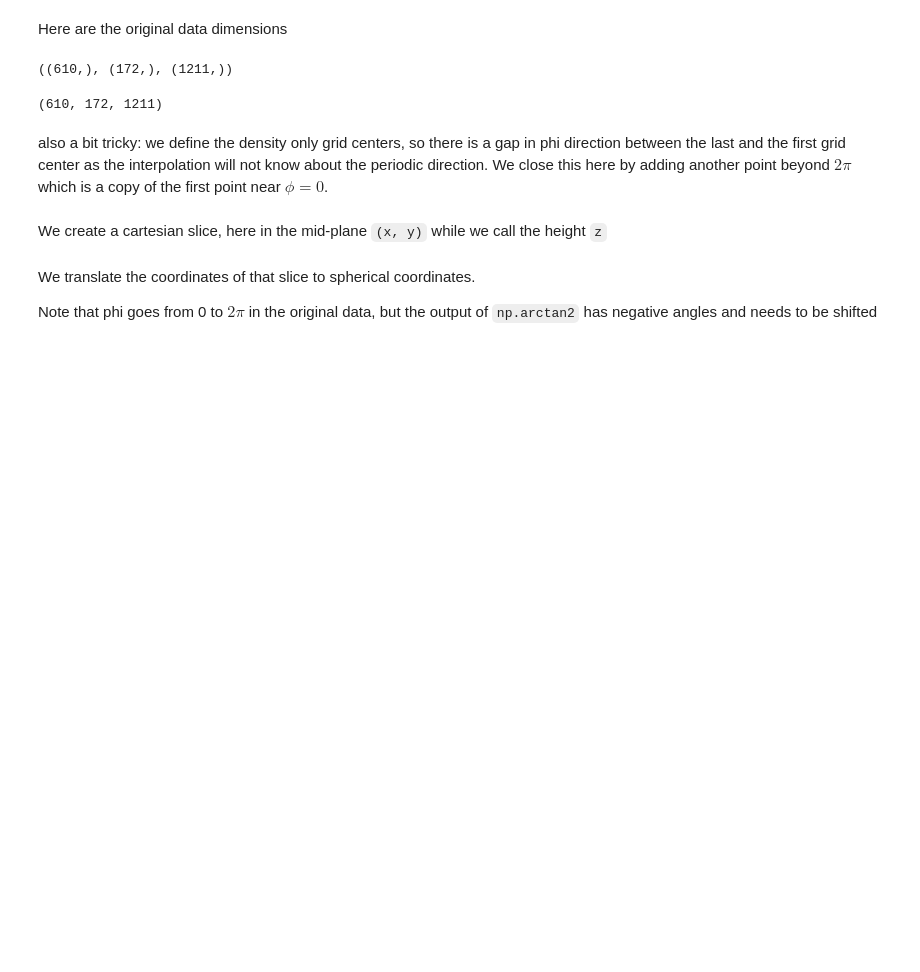
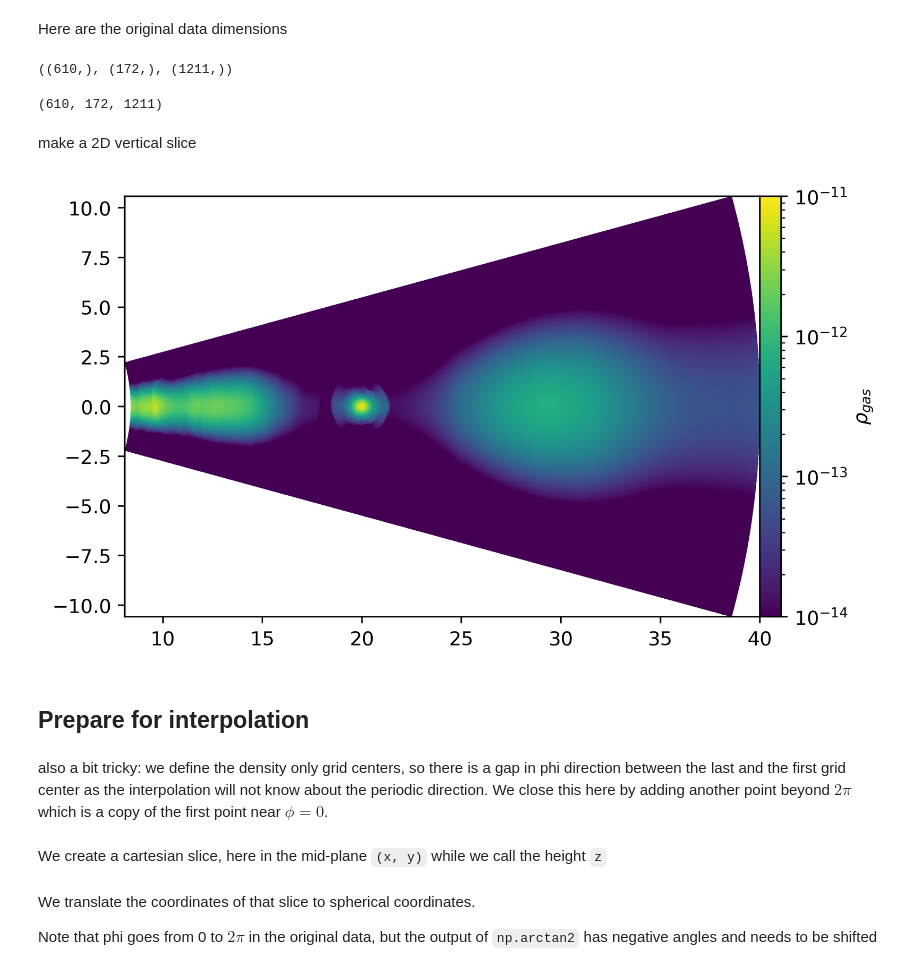
Before and after one commit to birnstiel/astro3D, a Jupyter notebook: interpolate_pluto_disk.ipynb, the cells around one changed output. Saved outputs shown, nothing was run; the diff lists cells and outputs as text; code cells hidden in the pictures; blank space fills up the shorter version.

```diff
--- a/interpolate_pluto_disk.ipynb
+++ b/interpolate_pluto_disk.ipynb
@@ -23,0 +11,14 @@ Reading single data file : data/data.0055.flt
+# %%
+data = pp.pload.pload(55, datatype='flt', w_dir='/Users/birnstiel/Desktop/PLUTO_Planet/data/')
+
+UNIT_DENSITY  = 3.604e-13 # (gr/cm^3)
+UNIT_VELOCITY = 6.679e+05 # (cm/s)
+UNIT_LENGTH   = 2.992e+14 # (cm)
+
+r = data.x1 * UNIT_LENGTH
+ri = data.x1r * UNIT_LENGTH
+th = data.x2
+thi = data.x2r
+ph = data.x3
+phi = data.x3r
+rho = data.rho.copy() * UNIT_DENSITY
@@ -31,6 +36,28 @@ r.shape, th.shape, ph.shape
 rho.shape
 # %% [output]
 (610, 172, 1211)
+# %% [markdown]
+make a 2D vertical slice
+# %%
+rri, tti = np.meshgrid(ri, thi, indexing='ij')
+
+xxi = rri * np.sin(tti)
+zzi = rri * np.cos(tti)
+
+i_phi = 151
+
+f, ax = plt.subplots(dpi=200)
+vmax = 10.**np.ceil(np.log10(rho.max()))
+cc =ax.pcolormesh(xxi / au, zzi / au, rho[:, :, i_phi], norm=LogNorm(vmin=1e-3 * vmax, vmax=vmax), shading='flat')
+ax.set_aspect('equal')
+pos = ax.get_position()
+cax = f.add_axes([pos.x1, pos.y0, pos.height / 30, pos.height])
+cb = plt.colorbar(cc, cax=cax)
+cb.set_label('$\\rho_{gas}$')
+# %% [output]
+[figure, added]
+# %% [markdown]
+## Prepare for interpolation
 # %% [markdown]
 also a bit tricky: we define the density only grid centers, so there is a gap in phi direction between the last and the first grid center as the interpolation will not know about the periodic direction. We close this here by adding another point beyond $2\pi$ which is a copy of the first point near $\phi = 0$.
 # %%
```
Also changed, not shown: parts of 11 cells of this notebook, 5 other files.
